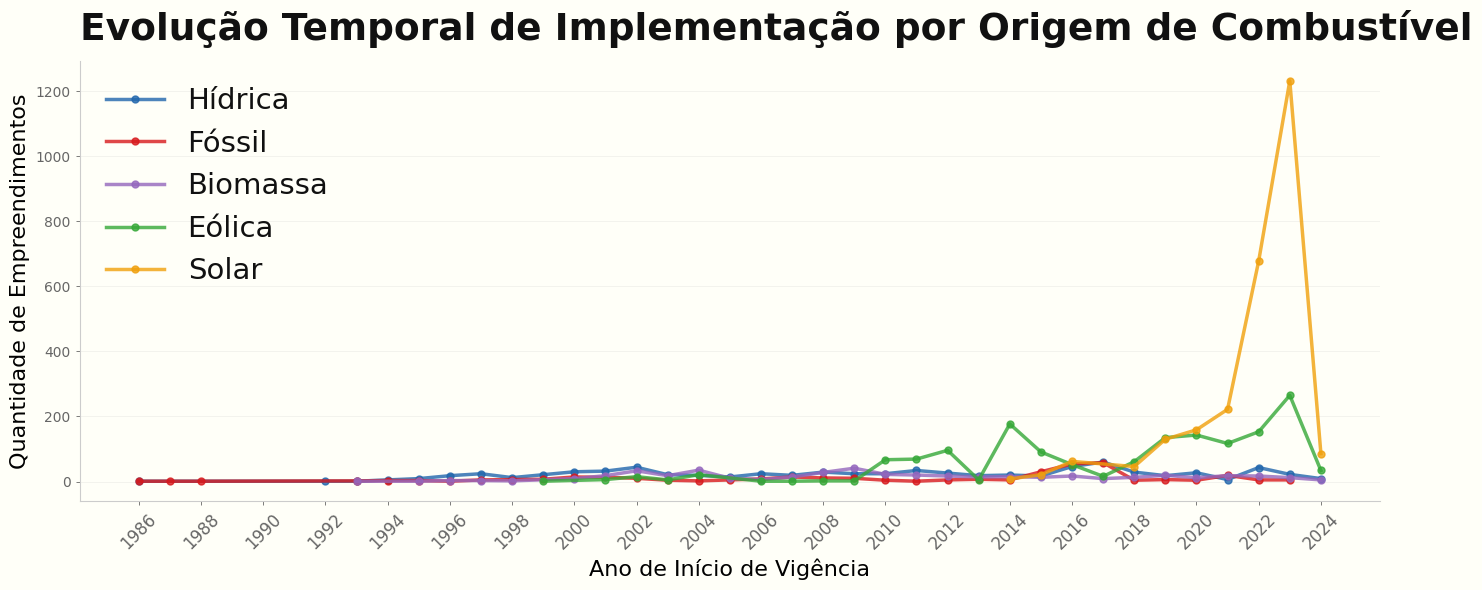
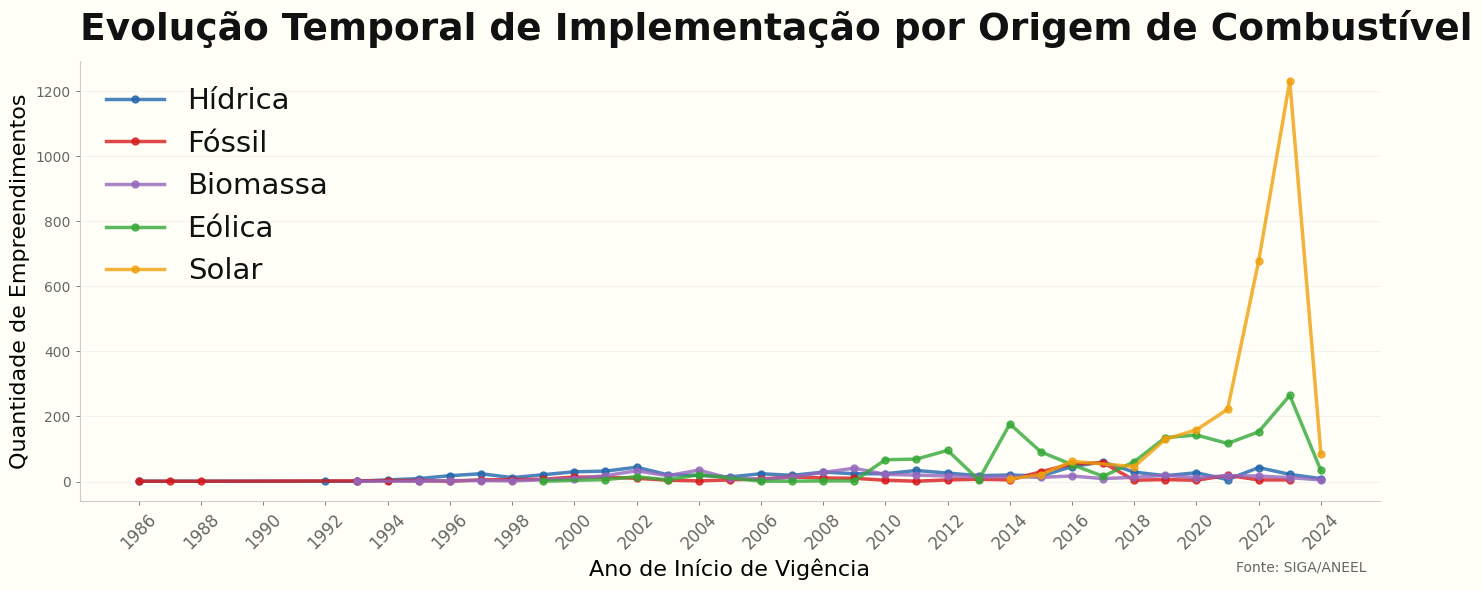
The notebook cell's code change between the first figure and the second:
--- before
+++ after
@@ -40,4 +40,7 @@
 legend = ax.legend(loc='upper left', fontsize=21, frameon=False)
 
+# Fonte: SIGA/ANEEL
+ax.text(0.99, -0.15, 'Fonte: SIGA/ANEEL', transform=ax.transAxes, ha='right', va='center', fontsize=10, color=TEXT_SEC)
+
 # Grid minimalista (apenas linhas horizontais)
 ax.grid(True, axis='y', alpha=0.2, linestyle='-', linewidth=0.5)

Commit: regenerated implementacao with font